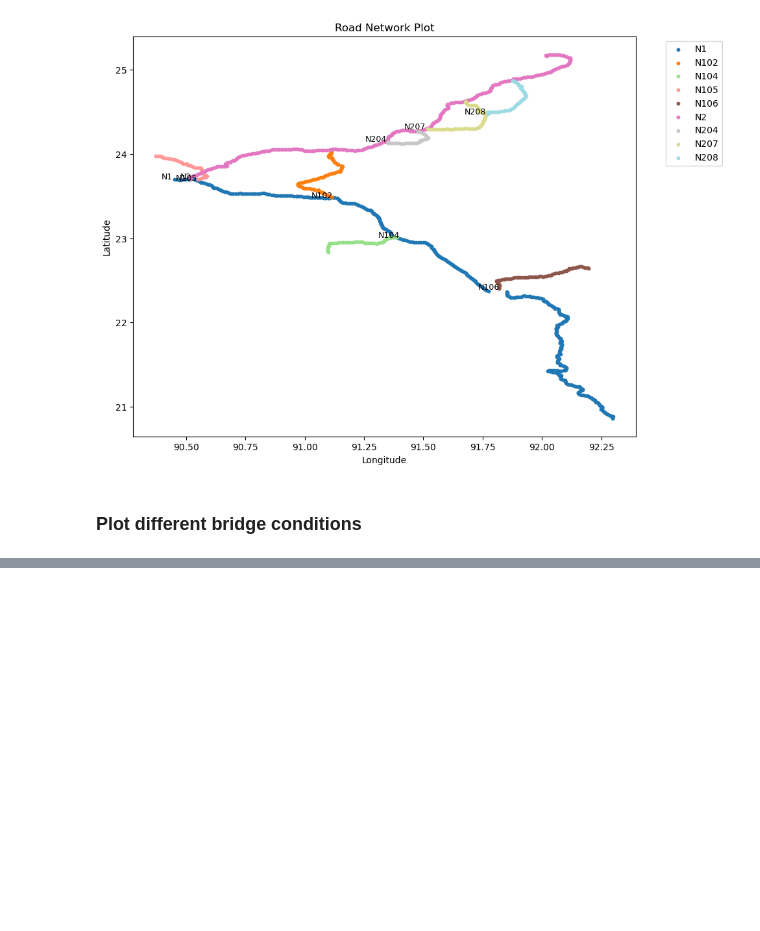
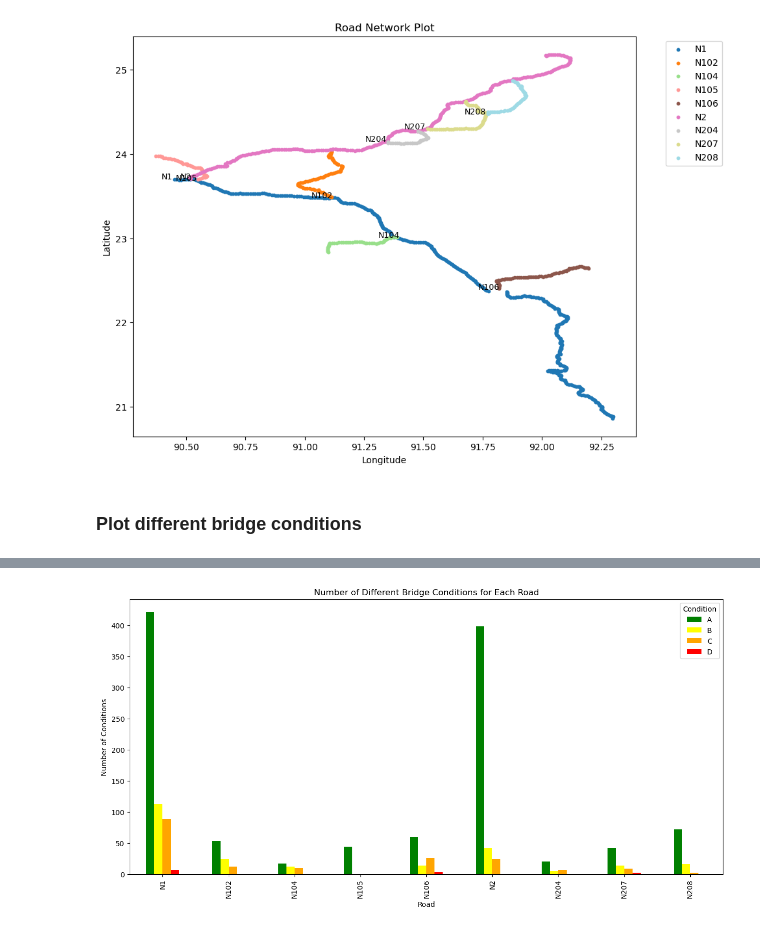
Before and after one commit to daniela1998/Advanced-Simulation-Assignments, a Jupyter notebook: Assignment 3/EPA133a-G16-A3_demo_generator/notebook/CreateDemoFile - Move.ipynb, the cells around one changed output, grey strips where cells are left out. Drawn from its saved outputs; the diff is of its cells as text; code cells hidden in the pictures; blank space fills up the shorter version.

```diff
--- a/Assignment 3/EPA133a-G16-A3_demo_generator/notebook/CreateDemoFile - Move.ipynb
+++ b/Assignment 3/EPA133a-G16-A3_demo_generator/notebook/CreateDemoFile - Move.ipynb
@@ -504,0 +508,24 @@ plt.show()
+# %%
+import matplotlib.pyplot as plt
+
+# Count the number of different conditions for each road
+condition_counts = df_demo.groupby(['road', 'condition']).size().unstack(fill_value=0)
+
+# Define colors for different bridge conditions
+condition_colors = {
+    'A': 'green',
+    'B': 'yellow',
+    'C': 'orange',
+    'D': 'red',
+}
+
+# Plot the bar graph
+condition_counts.plot(kind='bar', stacked=False, figsize=(15, 7), color=[condition_colors.get(cond, 'grey') for cond in condition_counts.columns])
+
+plt.xlabel('Road')
+plt.ylabel('Number of Conditions')
+plt.title('Number of Different Bridge Conditions for Each Road')
+plt.legend(title='Condition')
+plt.show()
+# %% [output]
+[figure, added]
```
Also changed, not shown: parts of 1 cell of this notebook.
